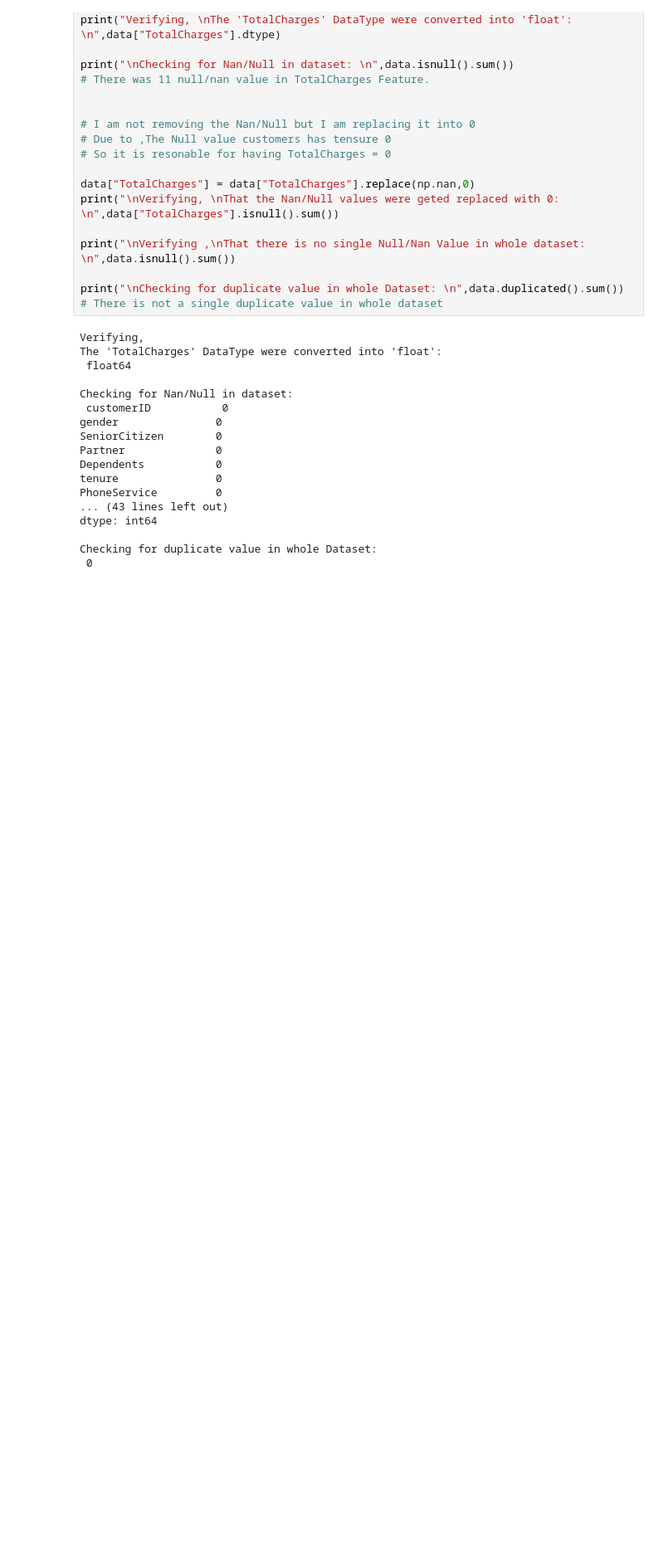
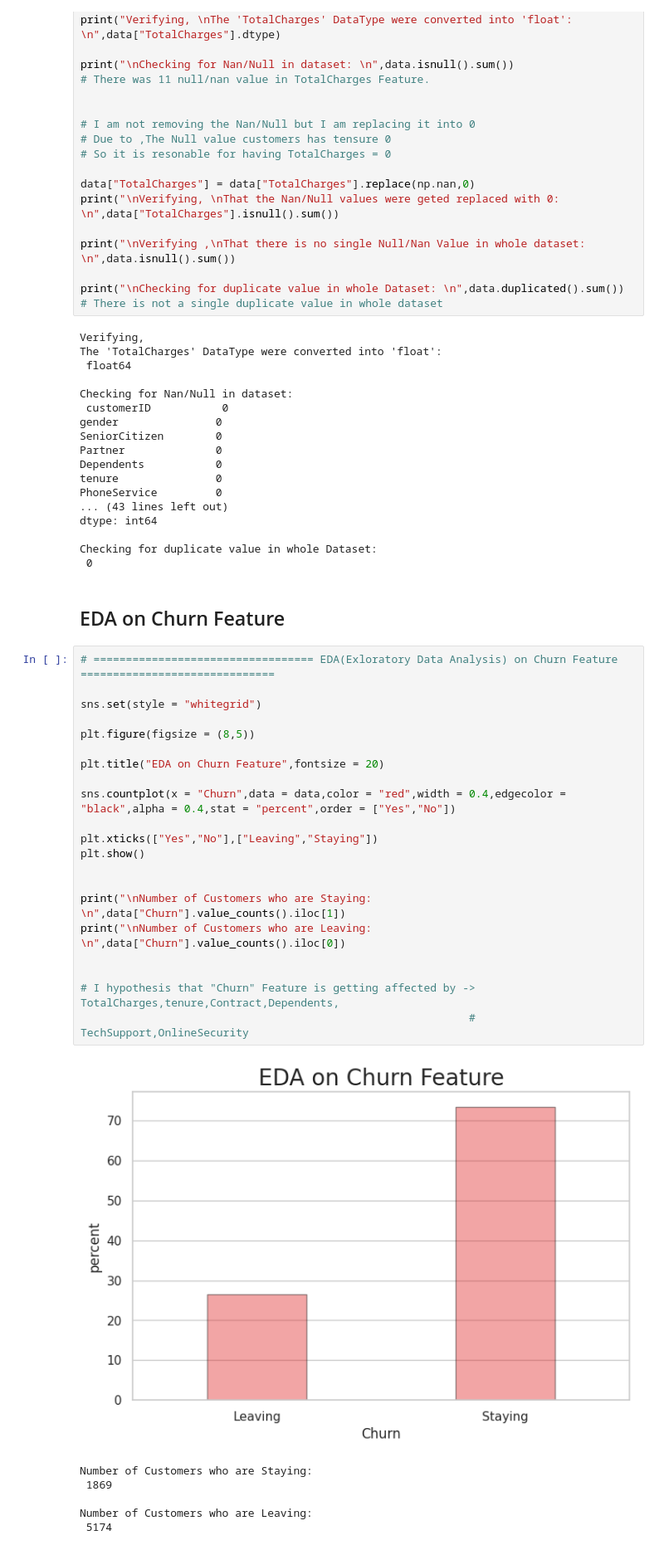
Before and after one commit to ArthJain123/Customer-Churn-Prediction-ML, a Jupyter notebook: Customer_Churn_Prediction.ipynb, the cells around one changed output. Shown at 83% size. Cells and saved outputs as stored; diff of their text form; blank space fills up the shorter version.

Commit message:
EDA on Churn Feature

```diff
--- a/Customer_Churn_Prediction.ipynb
+++ b/Customer_Churn_Prediction.ipynb
@@ -90,3 +90,33 @@ dtype: int64
 
 Checking for duplicate value in whole Dataset:
  0
+# %% [markdown]
+## EDA on Churn Feature
+# %%
+# ================================== EDA(Exloratory Data Analysis) on Churn Feature ==============================
+
+sns.set(style = "whitegrid")
+
+plt.figure(figsize = (8,5))
+
+plt.title("EDA on Churn Feature",fontsize = 20)
+
+sns.countplot(x = "Churn",data = data,color = "red",width = 0.4,edgecolor = "black",alpha = 0.4,stat = "percent",order = ["Yes","No"])
+
+plt.xticks(["Yes","No"],["Leaving","Staying"])
+plt.show()
+
+
+print("\nNumber of Customers who are Staying: \n",data["Churn"].value_counts().iloc[1])
+print("\nNumber of Customers who are Leaving: \n",data["Churn"].value_counts().iloc[0])
+
+
+# I hypothesis that "Churn" Feature is getting affected by -> TotalCharges,tenure,Contract,Dependents,
+                                                            # TechSupport,OnlineSecurity
+# %% [output]
+[figure, added]
+Number of Customers who are Staying:
+ 1869
+
+Number of Customers who are Leaving:
+ 5174
```
